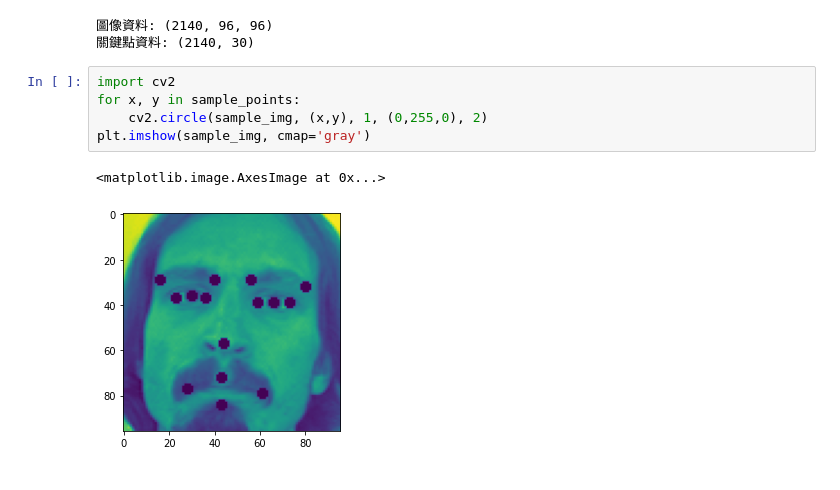
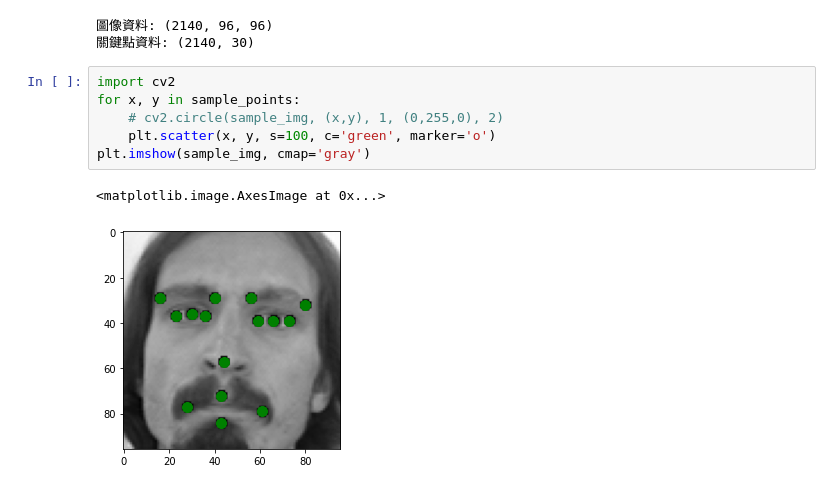
Before and after one commit to RRRChangeche/CV_CVMarathon, a Jupyter notebook: homework/Day042_kaggle_facial/人臉關鍵點-資料結構簡介_HW.ipynb, the cells around one changed output. Drawn from its saved outputs; the diff is of its cells as text.

```diff
--- a/homework/Day042_kaggle_facial/人臉關鍵點-資料結構簡介_HW.ipynb
+++ b/homework/Day042_kaggle_facial/人臉關鍵點-資料結構簡介_HW.ipynb
@@ -96,8 +96,9 @@ sample_points = np.array(sample_points, dtype=int).reshape(15,2)
 # %%
 import cv2
 for x, y in sample_points:
-    cv2.circle(sample_img, (x,y), 1, (0,255,0), 2)
+    # cv2.circle(sample_img, (x,y), 1, (0,255,0), 2)
+    plt.scatter(x, y, s=100, c='green', marker='o')
 plt.imshow(sample_img, cmap='gray')
 # %% [output]
 <matplotlib.image.AxesImage at 0x...>
-[figure, old version]
+[figure, new version]
```
